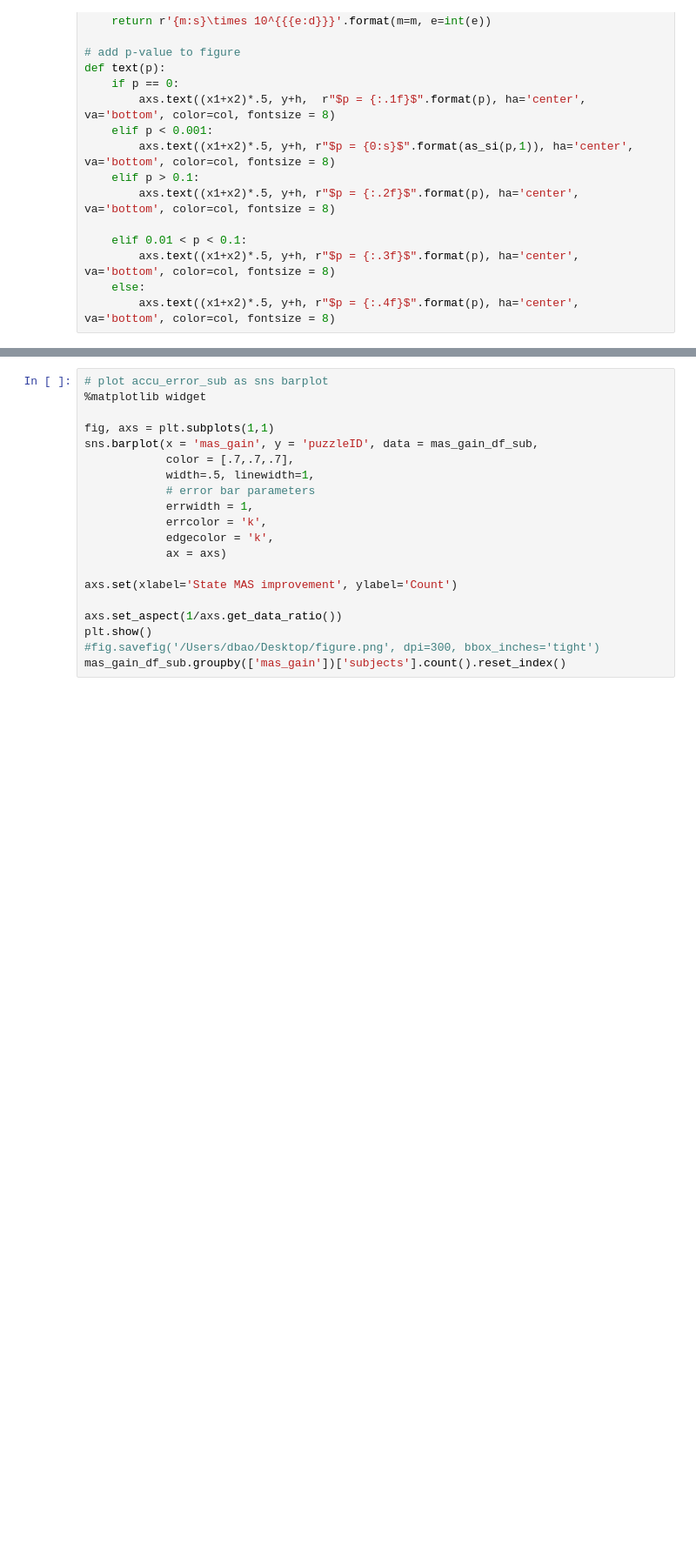
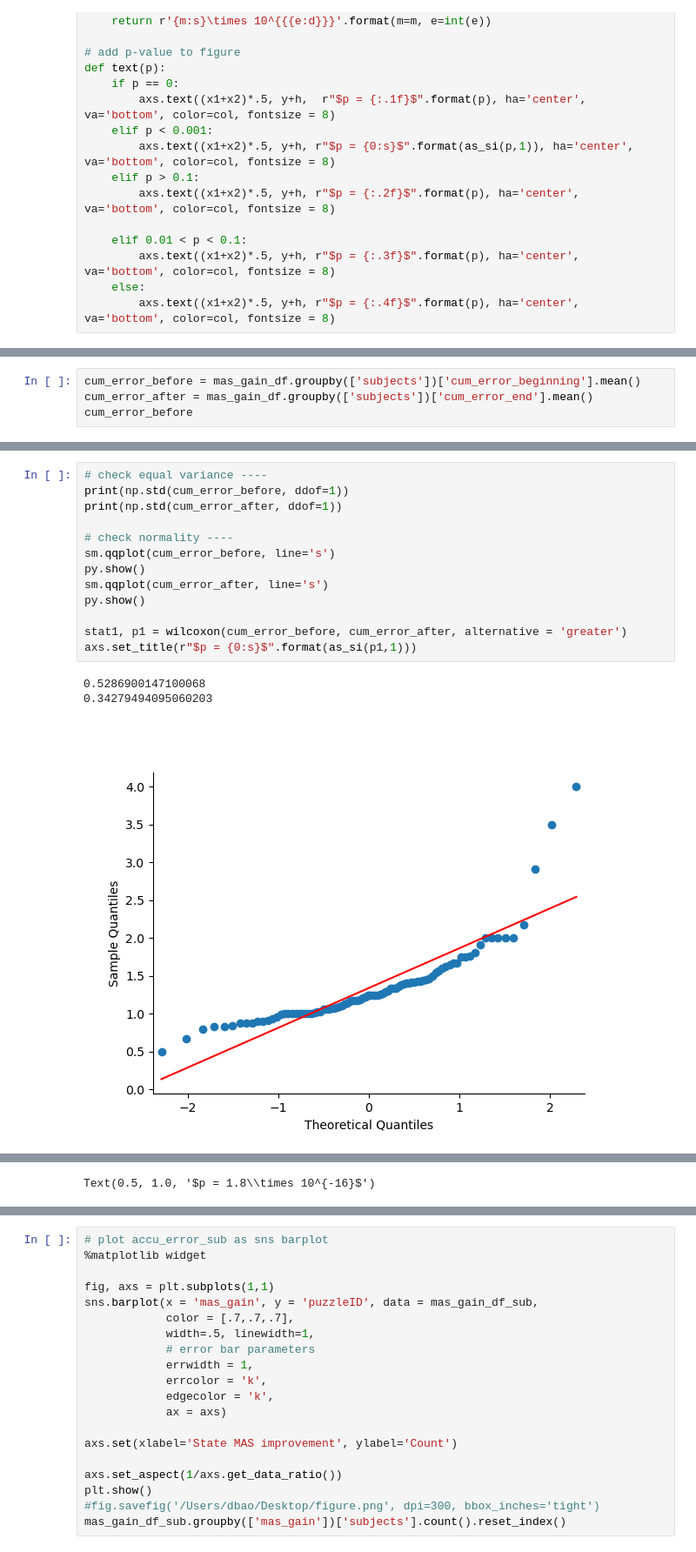
Before and after one commit to sherrybao222/Road_Construction, a Jupyter notebook: analysis/online_2022/Track_error_history.ipynb, the cells around one changed output, grey strips where cells are left out. Shown at 87% size. Cells and saved outputs as stored; diff of their text form; blank space fills up the shorter version.

```diff
--- a/analysis/online_2022/Track_error_history.ipynb
+++ b/analysis/online_2022/Track_error_history.ipynb
@@ -122,0 +258,4 @@ def text(p):
+# %%
+cum_error_before = mas_gain_df.groupby(['subjects'])['cum_error_beginning'].mean()
+cum_error_after = mas_gain_df.groupby(['subjects'])['cum_error_end'].mean()
+cum_error_before
@@ -122,0 +276,17 @@ def text(p):
+# %%
+# check equal variance ----
+print(np.std(cum_error_before, ddof=1))
+print(np.std(cum_error_after, ddof=1))
+
+# check normality ----
+sm.qqplot(cum_error_before, line='s')
+py.show()
+sm.qqplot(cum_error_after, line='s')
+py.show()
+
+stat1, p1 = wilcoxon(cum_error_before, cum_error_after, alternative = 'greater')
+axs.set_title(r"$p = {0:s}$".format(as_si(p1,1)))
+# %% [output]
+0.5286900147100068
+0.34279494095060203
+[figure, added]
@@ -123 +294,2 @@ def text(p):
+Text(0.5, 1.0, '$p = 1.8\\times 10^{-16}$')
 # %% [markdown]
```
Also changed, not shown: parts of 26 cells of this notebook, 1 other file.
